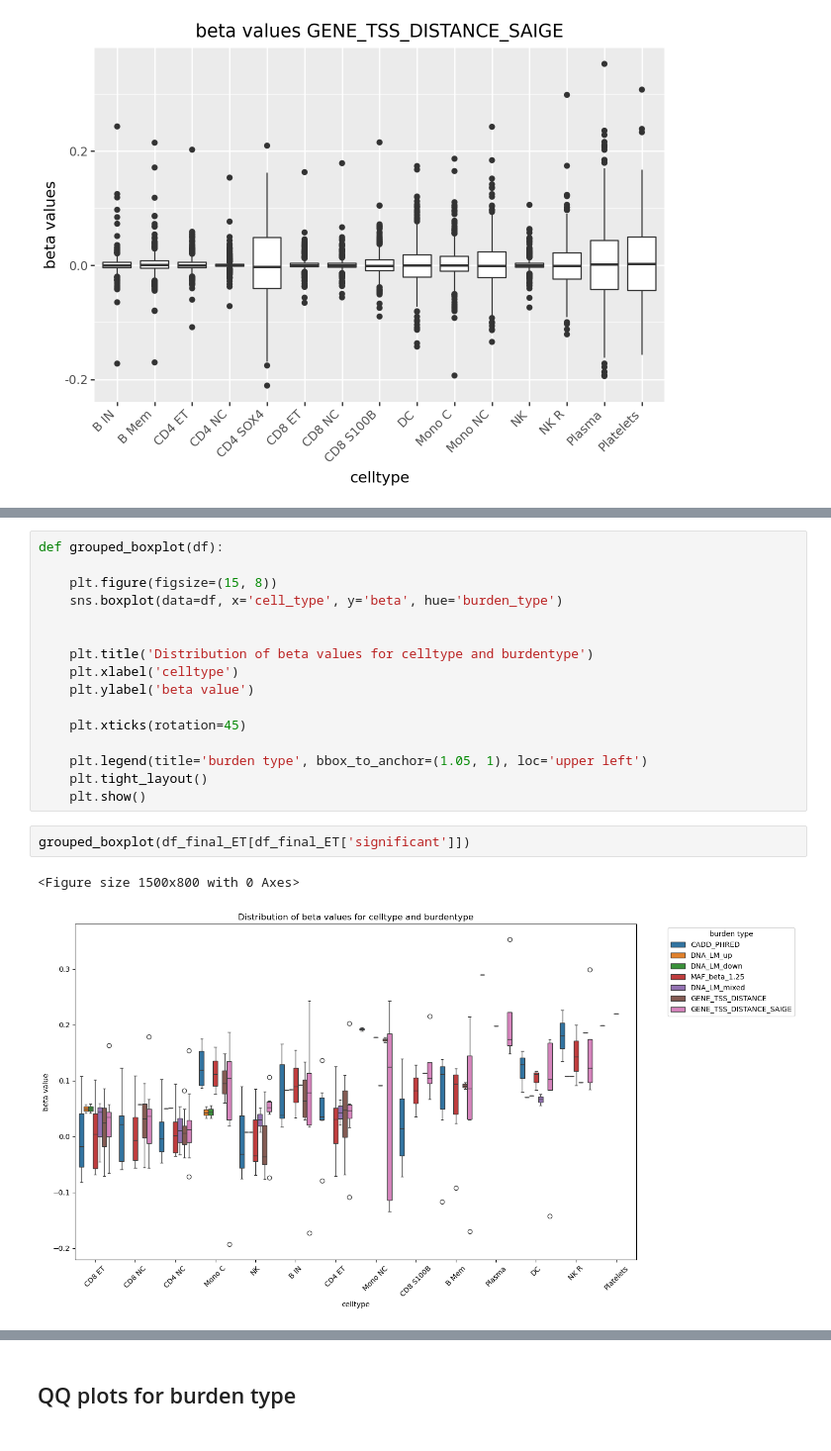
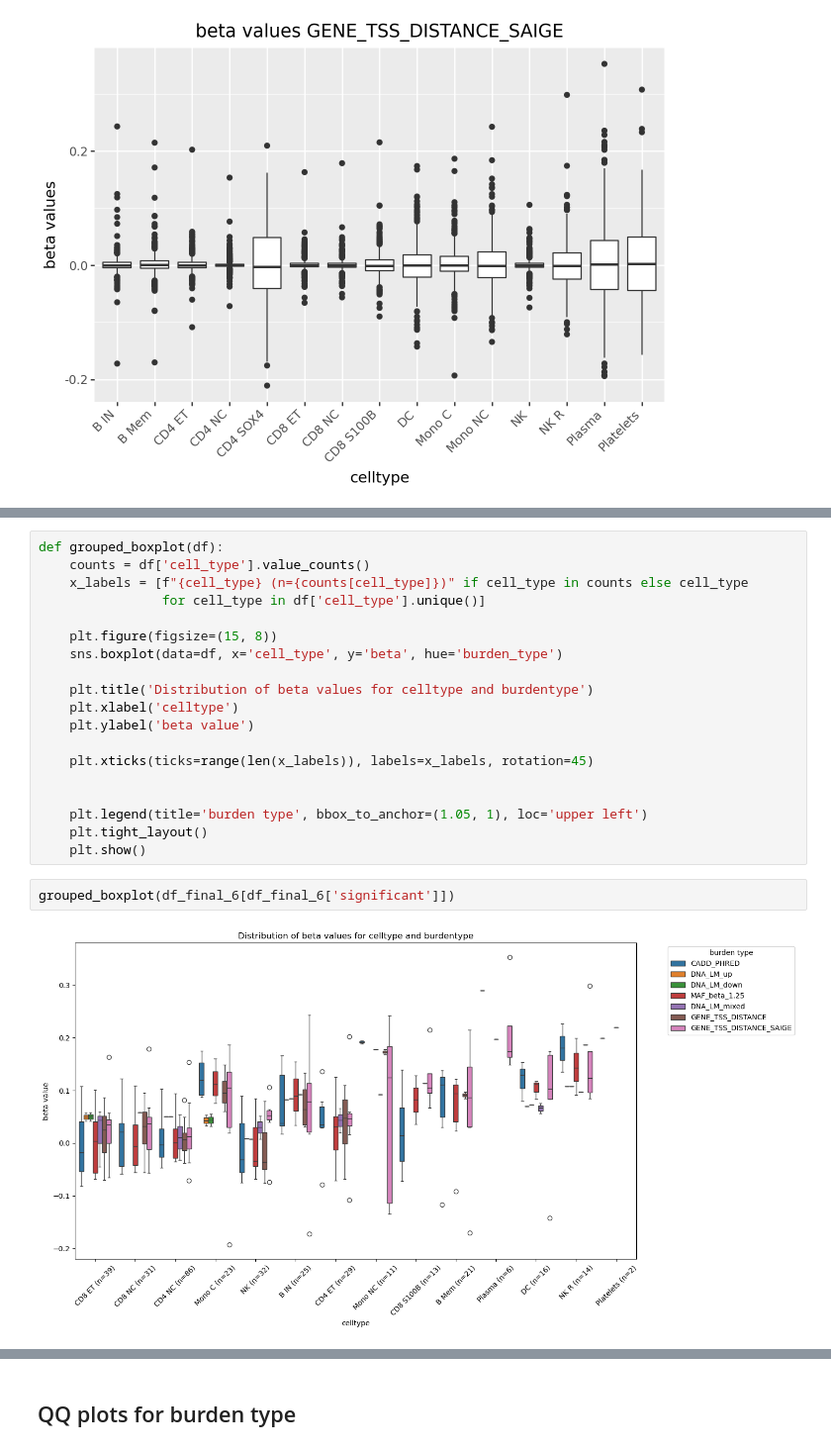
Before and after one commit to theislab/cellink, a Jupyter notebook: docs/notebooks/eval_results_tanja.ipynb, the cells around one changed output, grey strips where cells are left out. Shown at 99% size. Drawn from its saved outputs; the diff is of its cells as text.

```diff
--- a/docs/notebooks/eval_results_tanja.ipynb
+++ b/docs/notebooks/eval_results_tanja.ipynb
@@ -385,21 +490,23 @@ lk
 # %%
 def grouped_boxplot(df):
+    counts = df['cell_type'].value_counts()
+    x_labels = [f"{cell_type} (n={counts[cell_type]})" if cell_type in counts else cell_type
+                for cell_type in df['cell_type'].unique()]
 
     plt.figure(figsize=(15, 8))
     sns.boxplot(data=df, x='cell_type', y='beta', hue='burden_type')
-
 
     plt.title('Distribution of beta values for celltype and burdentype')
     plt.xlabel('celltype')
     plt.ylabel('beta value')
 
-    plt.xticks(rotation=45)
+    plt.xticks(ticks=range(len(x_labels)), labels=x_labels, rotation=45)
+
 
     plt.legend(title='burden type', bbox_to_anchor=(1.05, 1), loc='upper left')
     plt.tight_layout()
     plt.show()
 # %%
-grouped_boxplot(df_final_ET[df_final_ET['significant']])
+grouped_boxplot(df_final_6[df_final_6['significant']])
 # %% [output]
-<Figure size 1500x800 with 0 Axes>
-[figure, old version]
+[figure, new version]
```
Also changed, not shown: parts of 31 cells of this notebook, 1 other file.
